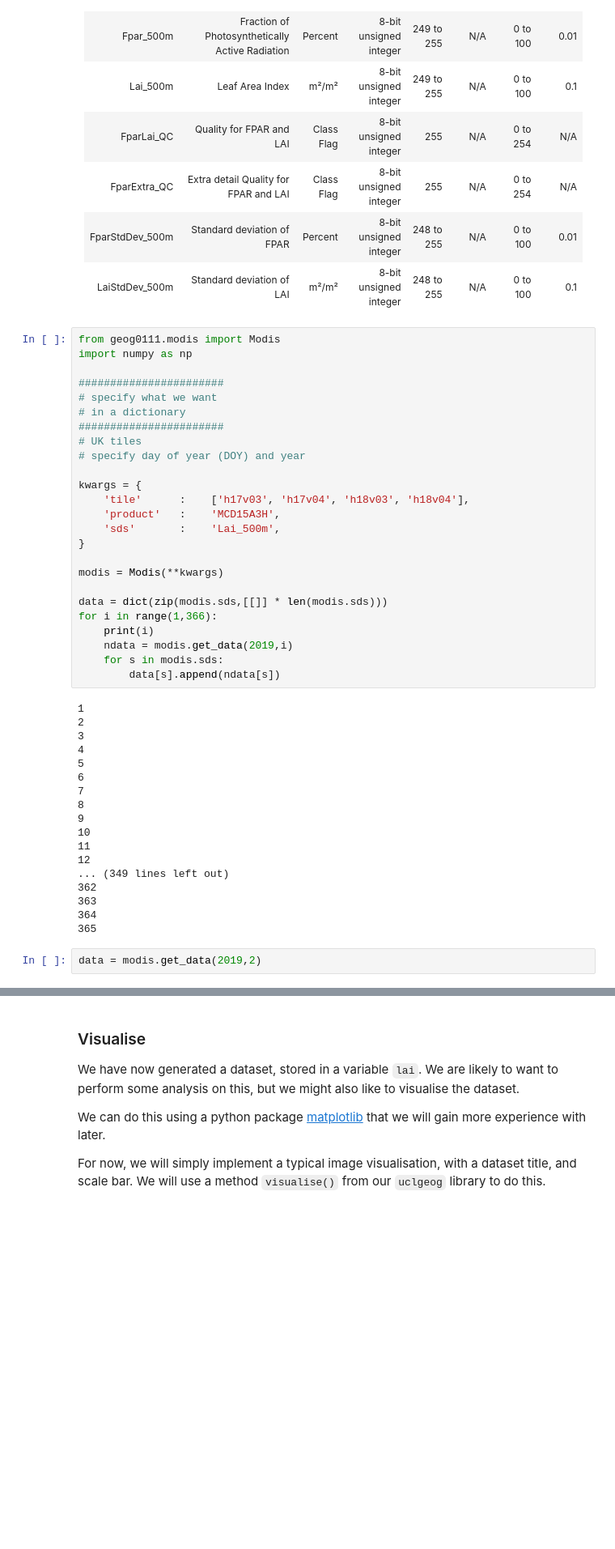
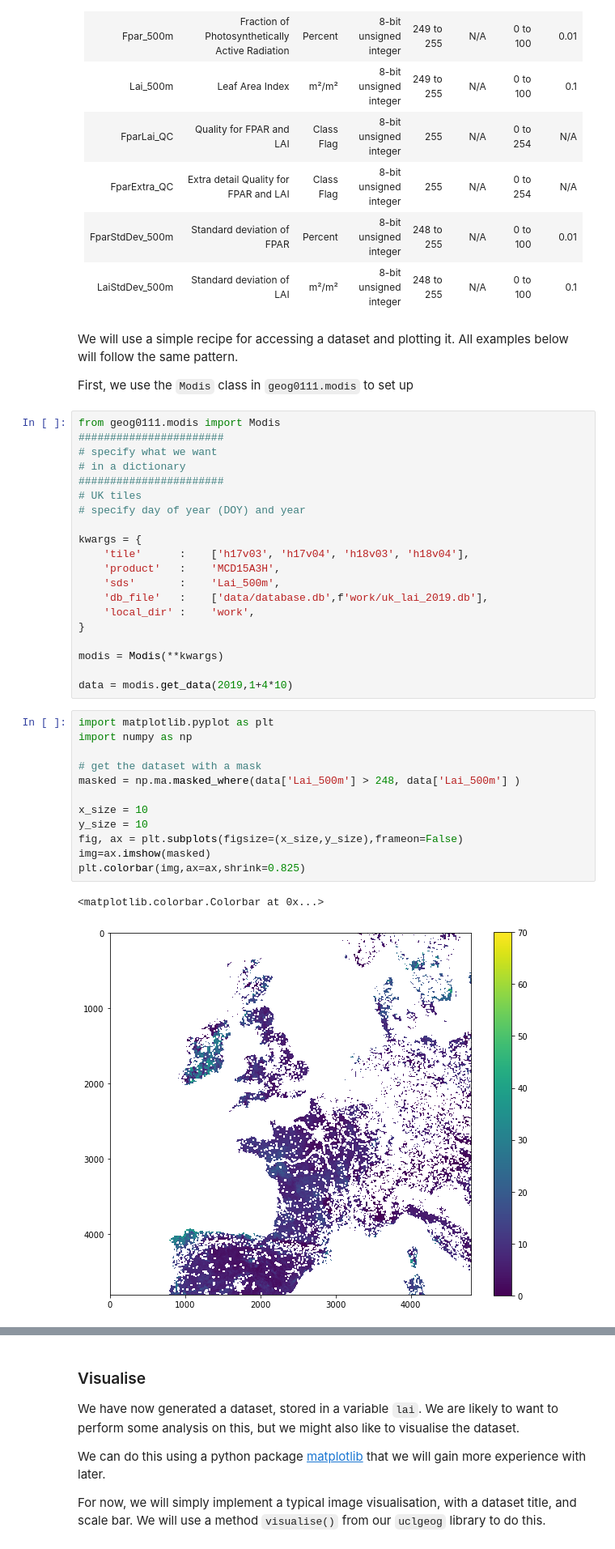
Before and after one commit to UCL-EO/geog0111, a Jupyter notebook: notebooks/024_NASA_MODIS_Earthdata.ipynb, the cells around one changed output, grey strips where cells are left out. Shown at 81% size. Drawn from its saved outputs; the diff is of its cells as text; blank space fills up the shorter version.

```diff
--- a/notebooks/024_NASA_MODIS_Earthdata.ipynb
+++ b/notebooks/024_NASA_MODIS_Earthdata.ipynb
@@ -158,10 +158,12 @@ If we look at the [product specification page](https://lpdaac.usgs.gov/products/
 | FparExtra_QC	|Extra detail Quality for  FPAR and LAI	|Class Flag|	8-bit unsigned integer|	255	|N/A	|0 to 254	|N/A
 |FparStdDev_500m|	Standard deviation of  FPAR	|Percent|	8-bit unsigned integer|	248 to 255	|N/A|	0 to 100	|0.01
 |LaiStdDev_500m|	Standard deviation of LAI	|m²/m²|	8-bit unsigned integer|	248 to 255|	N/A	|0 to 100	|0.1
+# %% [markdown]
+We will use a simple recipe for accessing a dataset and plotting it. All examples below will follow the same pattern.
+
+First, we use the `Modis` class in `geog0111.modis` to set up
 # %%
 from geog0111.modis import Modis
-import numpy as np
-
 #######################
 # specify what we want
 # in a dictionary
@@ -173,35 +175,27 @@ kwargs = {
     'tile'      :    ['h17v03', 'h17v04', 'h18v03', 'h18v04'],
     'product'   :    'MCD15A3H',
     'sds'       :    'Lai_500m',
+    'db_file'   :    ['data/database.db',f'work/uk_lai_2019.db'],
+    'local_dir' :    'work',
 }
 
 modis = Modis(**kwargs)
 
-data = dict(zip(modis.sds,[[]] * len(modis.sds)))
-for i in range(1,366):
-    print(i)
-    ndata = modis.get_data(2019,i)
-    for s in modis.sds:
-        data[s].append(ndata[s])
+data = modis.get_data(2019,1+4*10)
-# %% [output]
-1
-2
-3
-4
-5
-6
-7
-8
-9
-10
-11
-12
-... (349 lines left out)
-362
-363
-364
-365
-# %%
-data = modis.get_data(2019,2)
+# %%
+import matplotlib.pyplot as plt
+import numpy as np
+
+# get the dataset with a mask
+masked = np.ma.masked_where(data['Lai_500m'] > 248, data['Lai_500m'] )
+
+x_size = 10
+y_size = 10
+fig, ax = plt.subplots(figsize=(x_size,y_size),frameon=False)
+img=ax.imshow(masked)
+plt.colorbar(img,ax=ax,shrink=0.825)
+# %% [output]
+<matplotlib.colorbar.Colorbar at 0x...>
+[figure, added]
 # %%
 # %% [output]
```
Also changed, not shown: parts of 2 cells of this notebook, 5 other files.
